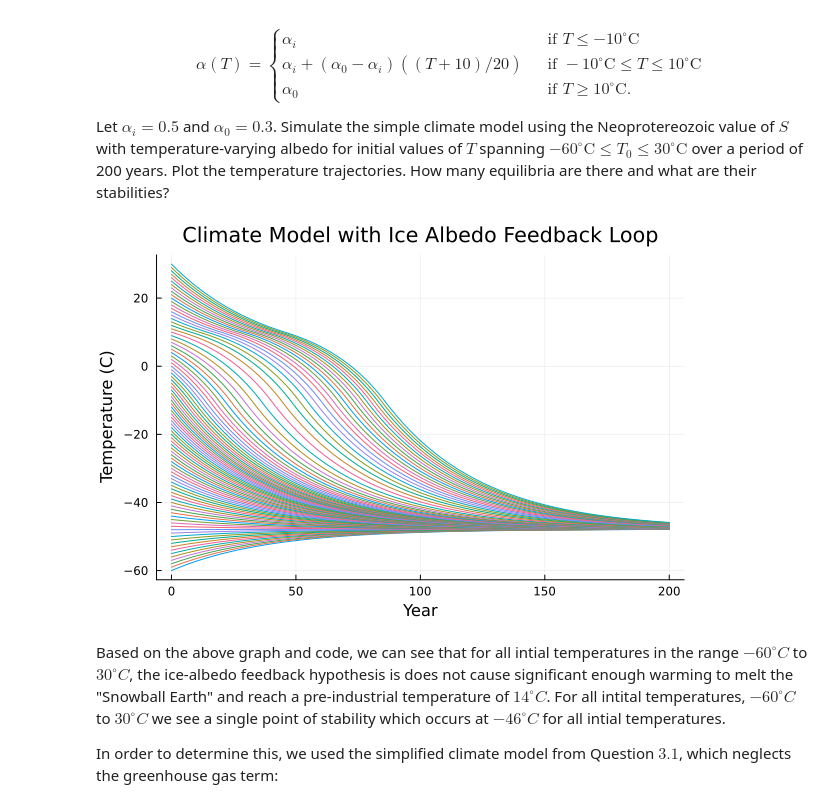
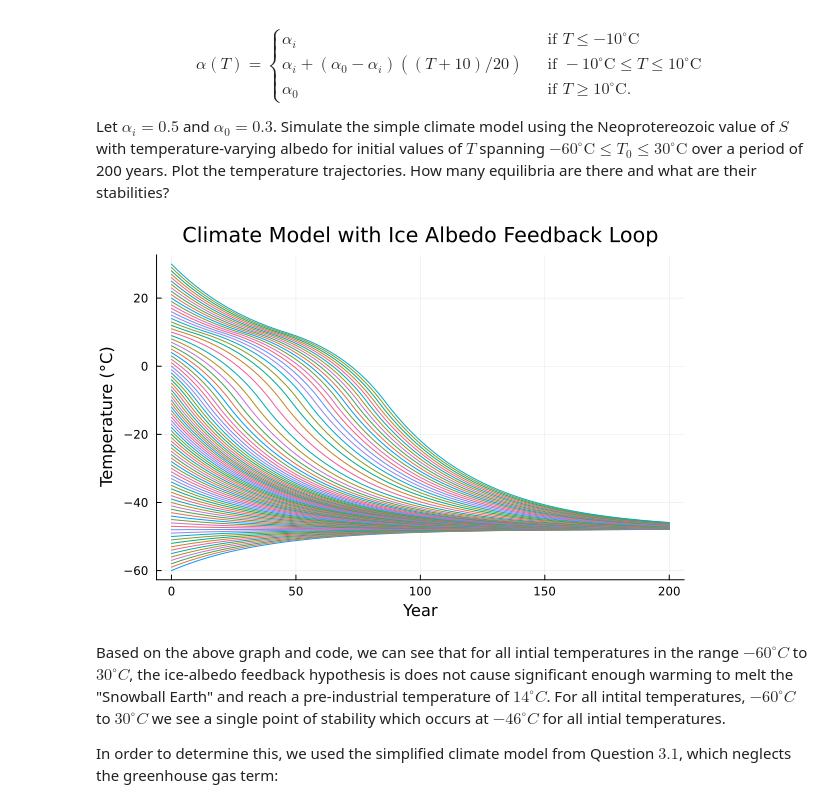
Before and after one commit to BEE4750-FA25/hw2-regina, a Jupyter notebook: hw02.ipynb, the cells around one changed output. Saved outputs shown, nothing was run; the diff lists cells and outputs as text; code cells hidden in the pictures.

```diff
--- a/hw02.ipynb
+++ b/hw02.ipynb
@@ -368,35 +368,35 @@ n = 200 # yrs
 To = -60:30 # range of initial temperatures, C
 
 #Define an albedo function conditional on temperature
 function a(T)
     if T <= -10
         return ai
     elseif T >= 10
         return ao
     else
         return ai + ((ao - ai) * ((T + 10)/20))
     end
 end
 
 #Define the simulation function of our discretized differential equation
 #including all parameters and calling the albedo function defined above.
 function albedo_feedback_sim(C, S, A, B, dt, n, T0)
     T = zeros(n + 1)
     T[1] = T0
     for i in 1:n
         T[i+1] = T[i] + (dt/C) * ((S * (1 - a(T[i])))/4 - A + (B * T[i]))
     end
     return T
 end
 #Simulate the model for all initial temperatures on [-60, 30]
 sims = (T0 -> albedo_feedback_sim(C, S, A, B, dt, n, T0)).(To)
 Ts = [t[1:n+1] for t in sims]
 yrs = 0:n
 
 #Plot graph of temperature over 200 years for all initial temperature conditions.
-plot(yrs, Ts; legend=false, xlabel="Year", ylabel="Temperature (C)", title="Climate Model with Ice Albedo Feedback Loop")
+plot(yrs, Ts; legend=false, xlabel="Year", ylabel="Temperature (°C)", title="Climate Model with Ice Albedo Feedback Loop")
 # %% [output]
-[figure, old version]
+[figure, new version]
 # %% [markdown]
 Based on the above graph and code, we can see that for all intial temperatures in the range $-60 ^\circ C$ to $30^\circ C$, the ice-albedo feedback hypothesis is does not cause significant enough warming to melt the "Snowball Earth" and reach a pre-industrial temperature of $14^\circ C$. For all intital temperatures, $-60 ^\circ C$ to $30^\circ C$ we see a single point of stability which occurs at $-46^\circ C$ for all intial temperatures.
 
```
Also changed, not shown: parts of 3 cells of this notebook.
